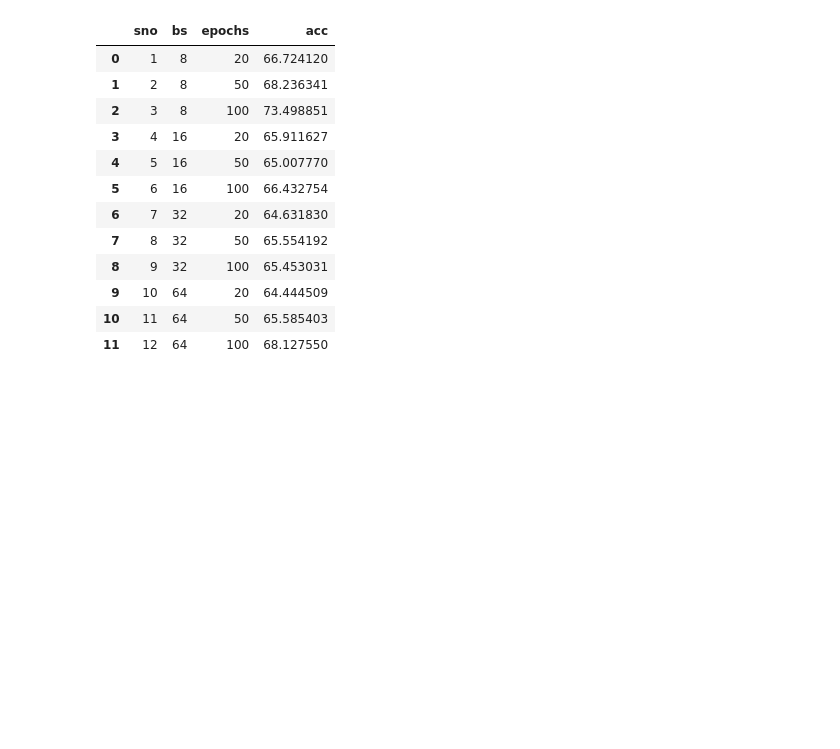
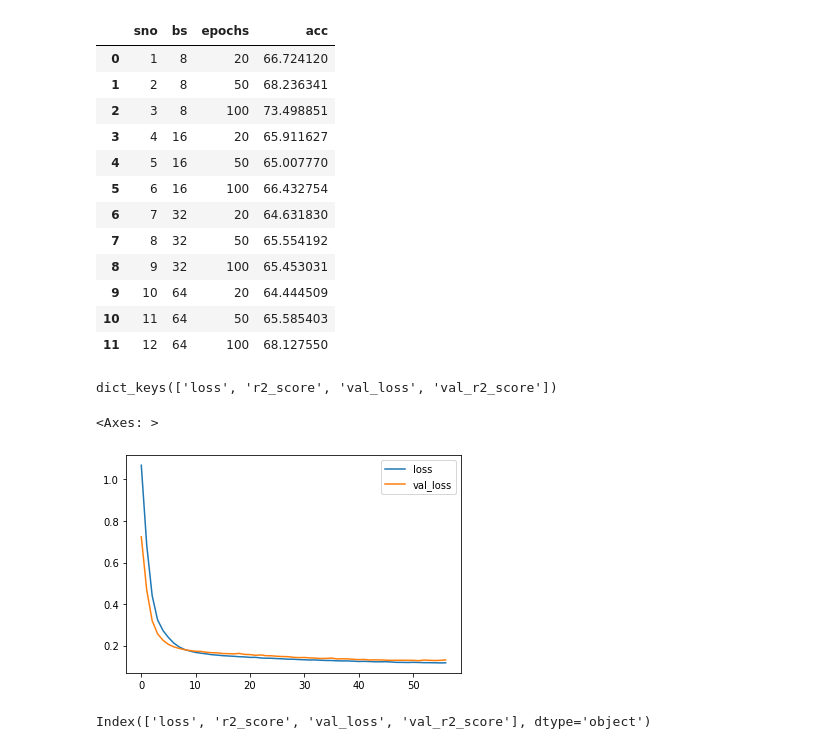
Before and after one commit to zaid-kamil/neural_network_anirudh, a Jupyter notebook: ann_regression.ipynb, the cells around one changed output. Cells and saved outputs as stored; diff of their text form; code cells hidden in the pictures; blank space fills up the shorter version.

```diff
--- a/ann_regression.ipynb
+++ b/ann_regression.ipynb
@@ -108,7 +88,7 @@ Type:      method
 # %%
 early_stopping = tf.keras.callbacks.EarlyStopping(monitor='val_loss',
                                                   patience=5)
-model.compile(loss='mean_squared_error', optimizer='adam', )
+model.compile(loss='mean_squared_error', optimizer='adam', metrics=tf.keras.metrics.R2Score())
 history = model.fit(X_train,
                     y_train,
                     batch_size=8,
@@ -187,3 +174,18 @@ findBestParams(X_train, y_train, X_test, y_test)
 | 9 | 10 | 64 | 20 | 64.444509 |
 | 10 | 11 | 64 | 50 | 65.585403 |
 | 11 | 12 | 64 | 100 | 68.127550 |
+# %%
+history.history.keys()
+# %% [output]
+dict_keys(['loss', 'r2_score', 'val_loss', 'val_r2_score'])
+# %%
+metrics_df = pd.DataFrame(history.history)
+# %%
+metrics_df[['loss', 'val_loss']].plot()
+# %% [output]
+<Axes: >
+[figure, added]
+# %%
+metrics_df.columns
+# %% [output]
+Index(['loss', 'r2_score', 'val_loss', 'val_r2_score'], dtype='object')
```
Also changed, not shown: parts of 15 cells of this notebook, 1 other file.
